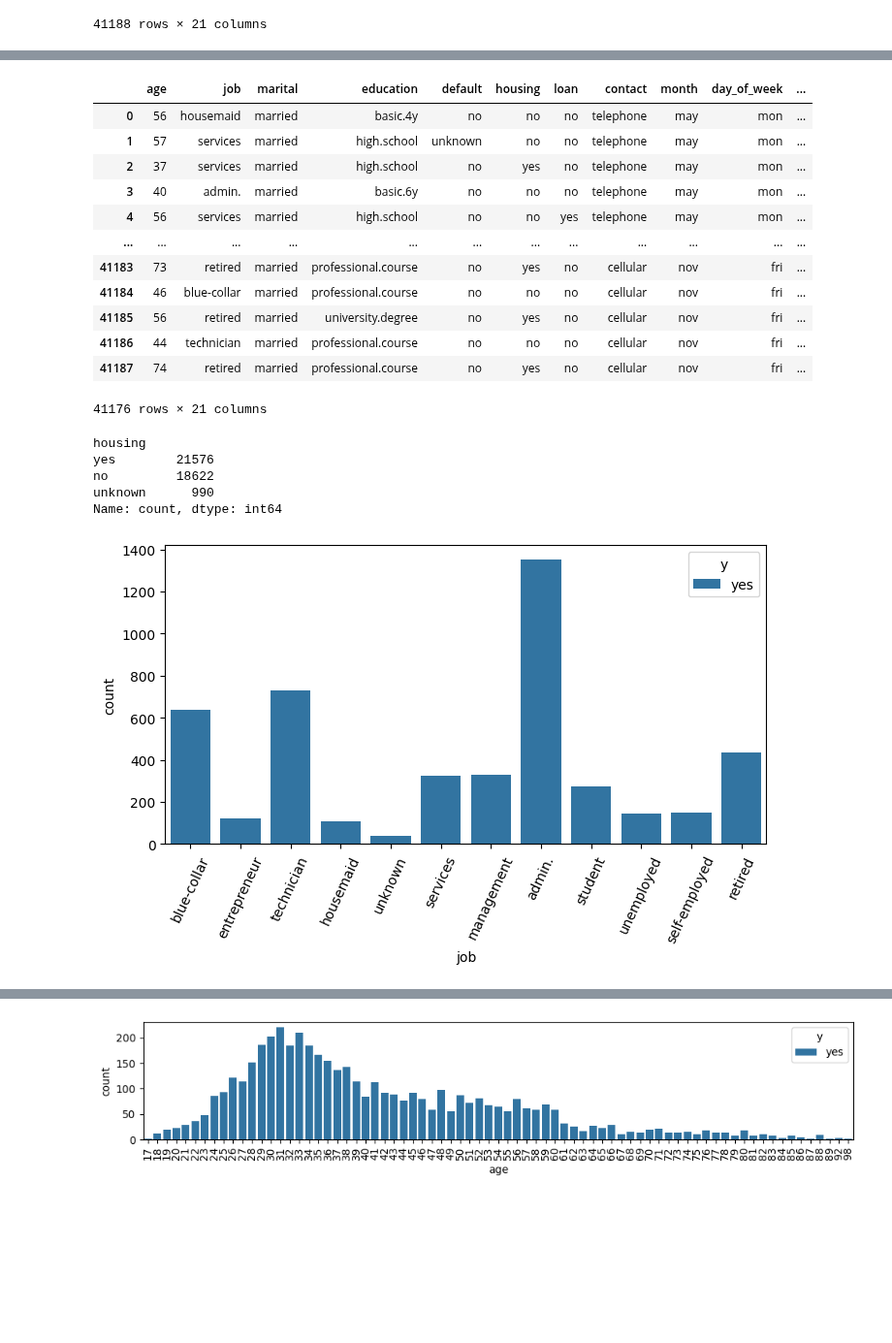
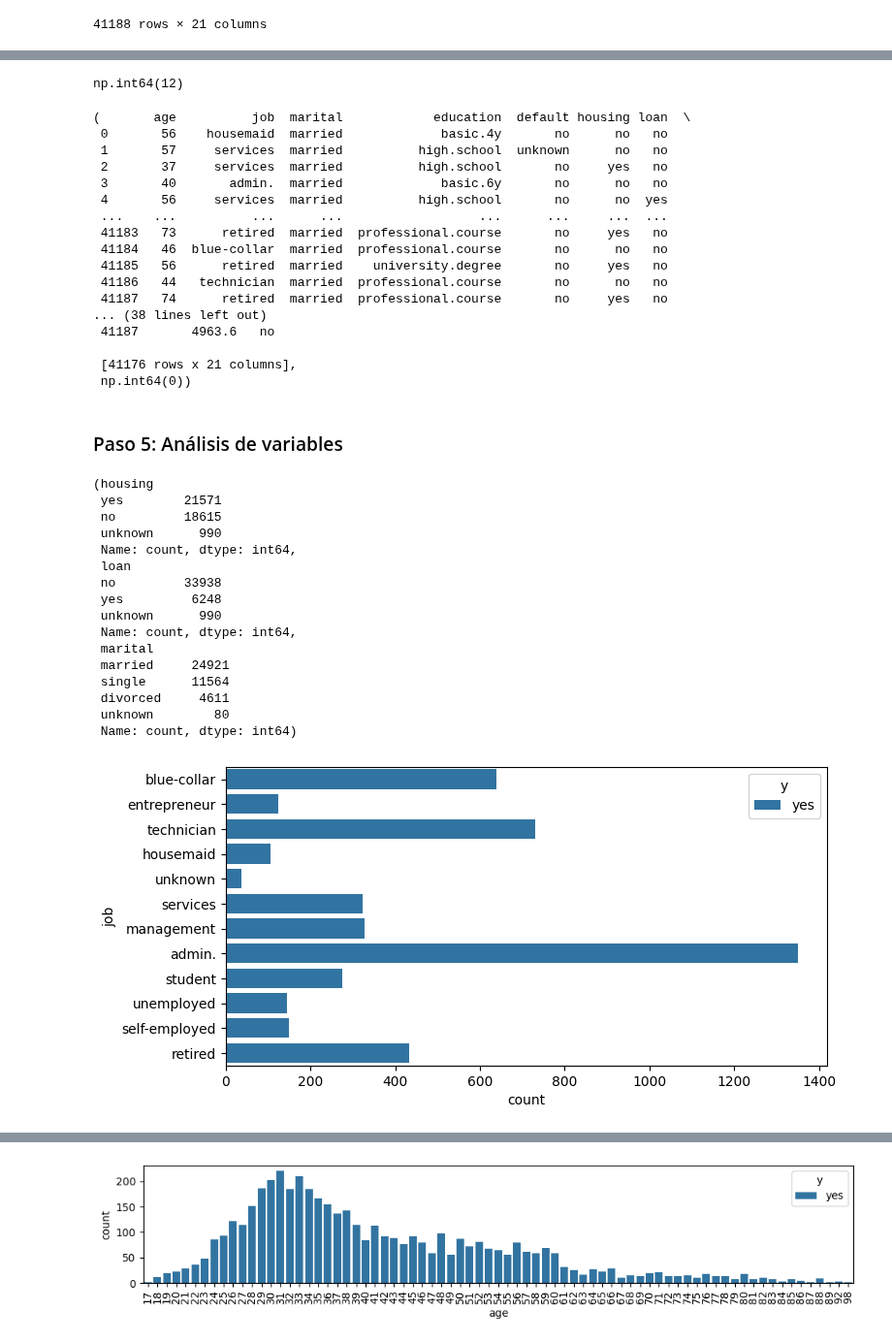
Before and after one commit to 4GeeksAcademy/GuilloMansa-MachineLearning, a Jupyter notebook: src/01-logistic-regression.ipynb, the cells around one changed output, grey strips where cells are left out. Shown at 97% size. Cells and saved outputs as stored; diff of their text form; code cells hidden in the pictures; blank space fills up the shorter version.

```diff
--- a/src/01-logistic-regression.ipynb
+++ b/src/01-logistic-regression.ipynb
@@ -58,32 +116,54 @@ memory usage: 6.6+ MB
+# %%
+df.duplicated().sum() #hay 12 duplicados
+# %% [output]
+np.int64(12)
+# %%
+df.drop_duplicates(inplace=True)
 # %%
-df.drop_duplicates()
+df.drop_duplicates(), df.duplicated().sum()
 # %% [output]
-|  | age | job | marital | education | default | housing | loan | contact | month | day_of_week | ... |
-| 0 | 56 | housemaid | married | basic.4y | no | no | no | telephone | may | mon | ... |
-| 1 | 57 | services | married | high.school | unknown | no | no | telephone | may | mon | ... |
-| 2 | 37 | services | married | high.school | no | yes | no | telephone | may | mon | ... |
-| 3 | 40 | admin. | married | basic.6y | no | no | no | telephone | may | mon | ... |
-| 4 | 56 | services | married | high.school | no | no | yes | telephone | may | mon | ... |
-| ... | ... | ... | ... | ... | ... | ... | ... | ... | ... | ... | ... |
-| 41183 | 73 | retired | married | professional.course | no | yes | no | cellular | nov | fri | ... |
-| 41184 | 46 | blue-collar | married | professional.course | no | no | no | cellular | nov | fri | ... |
-| 41185 | 56 | retired | married | university.degree | no | yes | no | cellular | nov | fri | ... |
-| 41186 | 44 | technician | married | professional.course | no | no | no | cellular | nov | fri | ... |
-| 41187 | 74 | retired | married | professional.course | no | yes | no | cellular | nov | fri | ... |
-41176 rows × 21 columns
+(       age          job  marital            education  default housing loan  \
+ 0       56    housemaid  married             basic.4y       no      no   no
+ 1       57     services  married          high.school  unknown      no   no
+ 2       37     services  married          high.school       no     yes   no
+ 3       40       admin.  married             basic.6y       no      no   no
+ 4       56     services  married          high.school       no      no  yes
+ ...    ...          ...      ...                  ...      ...     ...  ...
+ 41183   73      retired  married  professional.course       no     yes   no
+ 41184   46  blue-collar  married  professional.course       no      no   no
+ 41185   56      retired  married    university.degree       no     yes   no
+ 41186   44   technician  married  professional.course       no      no   no
+ 41187   74      retired  married  professional.course       no     yes   no
+... (38 lines left out)
+ 41187       4963.6   no
+
+ [41176 rows x 21 columns],
+ np.int64(0))
+# %% [markdown]
+### Paso 5: Análisis de variables
 # %%
-df['housing'].value_counts()
+df['housing'].value_counts(),df['loan'].value_counts(), df['marital'].value_counts()
 # %% [output]
-housing
-yes        21576
-no         18622
-unknown      990
-Name: count, dtype: int64
+(housing
+ yes        21571
+ no         18615
+ unknown      990
+ Name: count, dtype: int64,
+ loan
+ no         33938
+ yes         6248
+ unknown      990
+ Name: count, dtype: int64,
+ marital
+ married     24921
+ single      11564
+ divorced     4611
+ unknown        80
+ Name: count, dtype: int64)
 # %%
 plt.figure(figsize=(8,4))
-sns.countplot(data=df[df['y'] == 'yes'], x='job', y=None, hue='y')
-plt.xticks(rotation=65)
+sns.countplot(data=df[df['y'] == 'yes'], x=None, y='job', hue='y')
 plt.show()
 # %% [output]
-[figure, old version]
+[figure, new version]
 # %%
```
Also changed, not shown: parts of 30 cells of this notebook, 1 other file.
